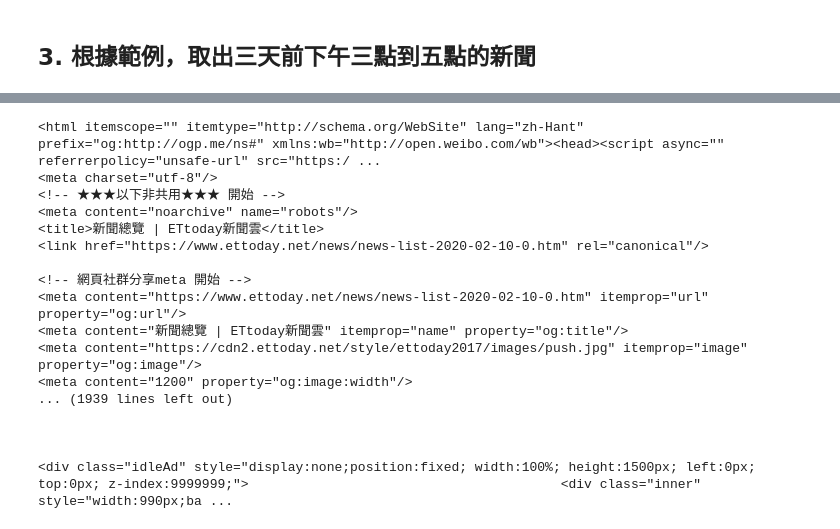
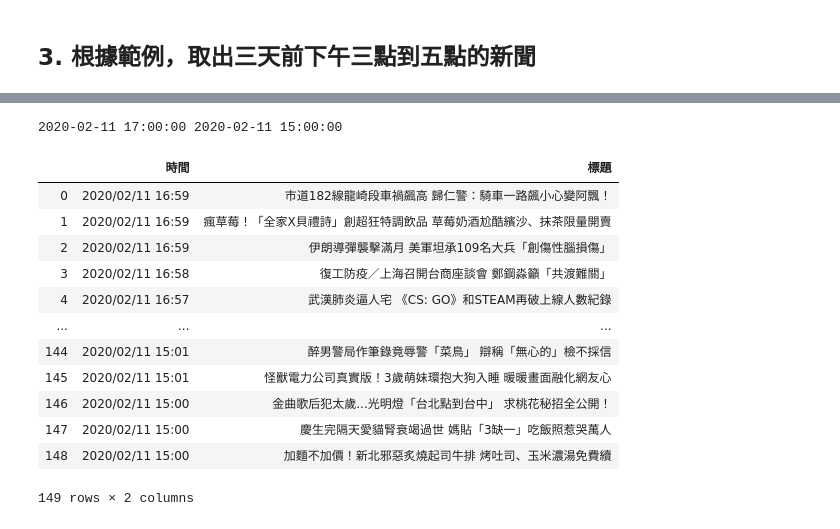
Before and after one commit to SeanHung06/1st-PyCrawlerMarathon, a Jupyter notebook: homework/Day021_HW.ipynb, the cells around one changed output, grey strips where cells are left out. Saved outputs shown, nothing was run; the diff lists cells and outputs as text; code cells hidden in the pictures.

```diff
--- a/homework/Day021_HW.ipynb
+++ b/homework/Day021_HW.ipynb
@@ -167,11 +153,11 @@ date_time_3 = datetime.now()
 date_time_month = int(date_time1.strftime("%m"))
 date_time_Day = int(date_time1.strftime("%d"))
 
-three_days_15_clock = date_time_3.strptime(date_time_3.strftime("%Y/%m/%d") + ' 15', '%Y/%m/%d %H')
-three_days_17_clock = date_time_3.strptime(date_time_3.strftime("%Y/%m/%d") + ' 17', '%Y/%m/%d %H')
+three_days_15_clock = date_time_3.strptime(date_time1.strftime("%Y/%m/%d") + ' 15', '%Y/%m/%d %H')
+three_days_17_clock = date_time_3.strptime(date_time1.strftime("%Y/%m/%d") + ' 17', '%Y/%m/%d %H')
 print("取得昨天下午三點：", three_days_15_clock)
 print("取得昨天下午五點：", three_days_17_clock)
 
 
-print(date_time_month,date_time_Day,date_time2)
+print(date_time_month,date_time_Day,date_time2,three_days_15_clock)
 # %% [output]
@@ -215,0 +183,13 @@ browser.quit();
+# %%
+# 每個兩秒鐘自動往下滑
+import time
+while True:
+    browser.execute_script("window.scrollTo(0,10000000);")
+    time.sleep(0.5)
+    html_source = browser.page_source
+    soup = BeautifulSoup(html_source, "html5lib")
+    new_date = soup.find_all(class_="part_list_2")[-1].find_all('h3')[-1].find(class_="date").text
+    print(new_date,three_days_15_clock)
+    if datetime.strptime(new_date, '%Y/%m/%d %H:%M') < three_days_15_clock:
+        print('==== STOP ====')
+        break
@@ -216,41 +226,37 @@ browser.quit();
 # %%
 # 取得昨天時間
 news3 = []
 
 from datetime import datetime, timedelta
-two_hour_ago = datetime.now() - timedelta(hours = 3)
-two_hour_ago_time = two_hour_ago.strftime("%Y/%m/%d %H:%M")
-
-print("取得兩小時前的時間：", two_hour_ago)
 
 
+print( three_days_17_clock , three_days_15_clock)
 for d in soup.find(class_ = "part_list_2").find_all("h3"):
-    if datetime.strptime(d.find(class_="date").text, '%Y/%m/%d %H:%M') < two_hour_ago :
+    if datetime.strptime(d.find(class_="date").text, '%Y/%m/%d %H:%M') < three_days_15_clock :
         break
-    news2.append({
-        '時間':d.find(class_="date").text,
-        '標題':d.find_all('a')[-1].text
-    })
+    if datetime.strptime(d.find(class_="date").text, '%Y/%m/%d %H:%M') < three_days_17_clock :
+
+        news3.append({
+            '時間':d.find(class_="date").text,
+            '標題':d.find_all('a')[-1].text
+        })
 
     #print(d.find(class_ = "date").text,"  ",d.find_all('a')[-1].text)
 
 import pandas as pd
-pd.DataFrame(news2)
+pd.DataFrame(news3)
 # %% [output]
-<html itemscope="" itemtype="http://schema.org/WebSite" lang="zh-Hant" prefix="og:http://ogp.me/ns#" xmlns:wb="http://open.weibo.com/wb"><head><script async="" referrerpolicy="unsafe-url" src="https:/ ...
-<meta charset="utf-8"/>
-<!-- ★★★以下非共用★★★ 開始 -->
-<meta content="noarchive" name="robots"/>
-<title>新聞總覽 | ETtoday新聞雲</title>
-<link href="https://www.ettoday.net/news/news-list-2020-02-10-0.htm" rel="canonical"/>
-
-<!-- 網頁社群分享meta 開始 -->
-<meta content="https://www.ettoday.net/news/news-list-2020-02-10-0.htm" itemprop="url" property="og:url"/>
-<meta content="新聞總覽 | ETtoday新聞雲" itemprop="name" property="og:title"/>
-<meta content="https://cdn2.ettoday.net/style/ettoday2017/images/push.jpg" itemprop="image" property="og:image"/>
-<meta content="1200" property="og:image:width"/>
-... (1939 lines left out)
-
-
-
-<div class="idleAd" style="display:none;position:fixed; width:100%; height:1500px; left:0px; top:0px; z-index:9999999;">                                        <div class="inner" style="width:990px;ba ...
+2020-02-11 17:00:00 2020-02-11 15:00:00
+|  | 時間 | 標題 |
+| 0 | 2020/02/11 16:59 | 市道182線龍崎段車禍飆高 歸仁警：騎車一路飆小心變阿飄！ |
+| 1 | 2020/02/11 16:59 | 瘋草莓！「全家X貝禮詩」創超狂特調飲品 草莓奶酒尬酷繽沙、抹茶限量開賣 |
+| 2 | 2020/02/11 16:59 | 伊朗導彈襲擊滿月 美軍坦承109名大兵「創傷性腦損傷」 |
+| 3 | 2020/02/11 16:58 | 復工防疫／上海召開台商座談會 鄭鋼淼籲「共渡難關」 |
+| 4 | 2020/02/11 16:57 | 武漢肺炎逼人宅 《CS: GO》和STEAM再破上線人數紀錄 |
+| ... | ... | ... |
+| 144 | 2020/02/11 15:01 | 醉男警局作筆錄竟辱警「菜鳥」 辯稱「無心的」檢不採信 |
+| 145 | 2020/02/11 15:01 | 怪獸電力公司真實版！3歲萌妹環抱大狗入睡 暖暖畫面融化網友心 |
+| 146 | 2020/02/11 15:00 | 金曲歌后犯太歲...光明燈「台北點到台中」 求桃花秘招全公開！ |
+| 147 | 2020/02/11 15:00 | 慶生完隔天愛貓腎衰竭過世 媽貼「3缺一」吃飯照惹哭萬人 |
+| 148 | 2020/02/11 15:00 | 加麵不加價！新北邪惡炙燒起司牛排 烤吐司、玉米濃湯免費續 |
+149 rows × 2 columns
```
Also changed, not shown: parts of 6 cells of this notebook.
